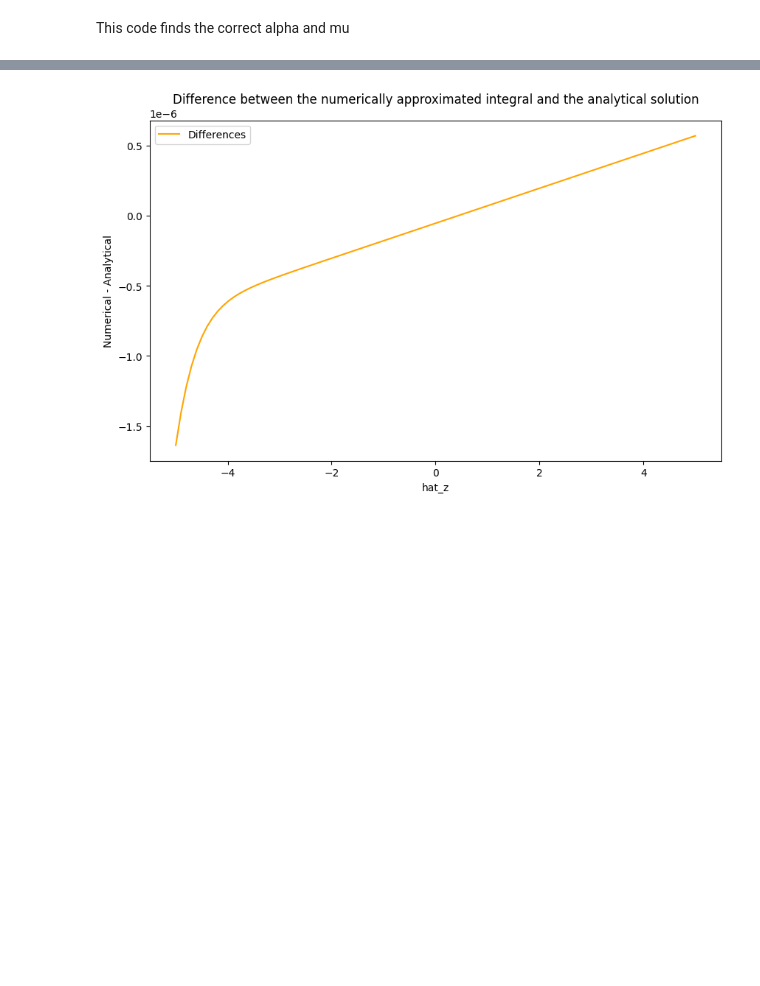
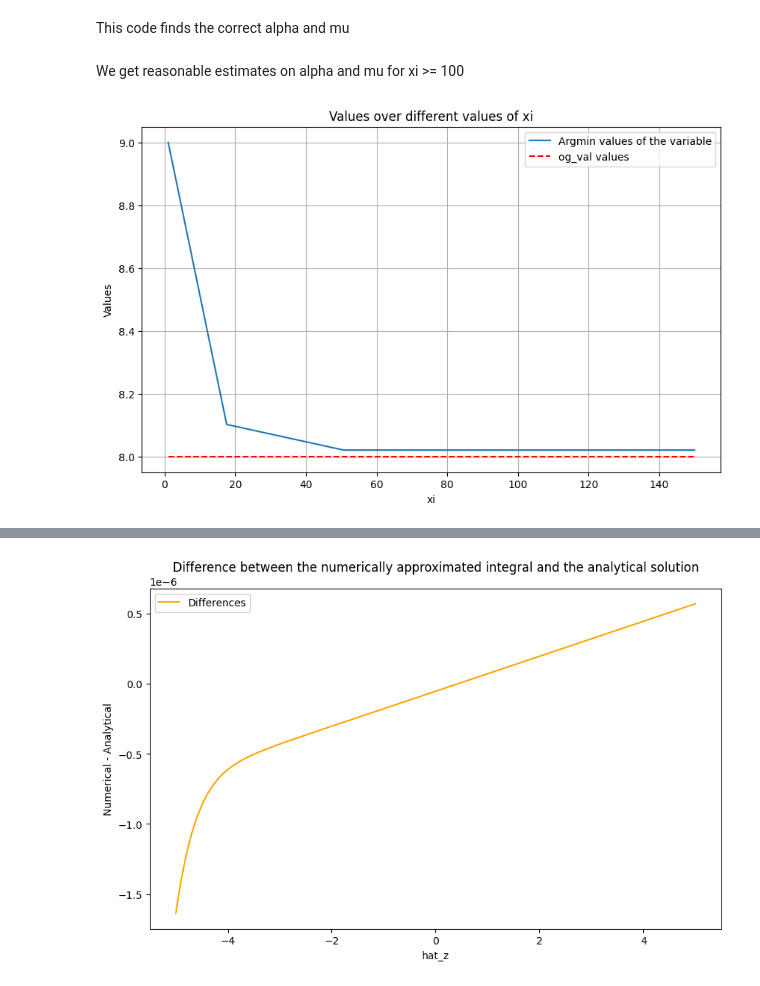
Before and after one commit to ADepope/vampW, a Jupyter notebook: likelihoods.ipynb, the cells around one changed output, grey strips where cells are left out. Saved outputs shown, nothing was run; the diff lists cells and outputs as text; code cells hidden in the pictures; blank space fills up the shorter version.

```diff
--- a/likelihoods.ipynb
+++ b/likelihoods.ipynb
@@ -658,0 +209,31 @@ def plot_likelihood(interval_s, interval_e, num_points, lik_func, var_type, lik_
+# %%
+def plot_likelihood_multiple_xi(interval_s, interval_e, num_points, lik_func, var_type, lik_type, X, beta, y, alpha, mu=0, xi_range=(1, 150000), need_plot = True):
+    xi_values = np.linspace(xi_range[0], xi_range[1], 10)
+    argmin_values = []
+    og_values = []
+
+    for xi in xi_values:
+        min_val, og_val = plot_likelihood(interval_s, interval_e, num_points, lik_func, var_type, lik_type, X, beta, y, alpha, mu=mu, xi=xi, to_plot=False)
+        argmin_values.append(min_val)
+        og_values.append(og_val)
+
+    plt.figure(figsize=(10, 6))
+    plt.plot(xi_values, argmin_values, label='Argmin values of the variable')
+    plt.plot(xi_values, og_values, 'r--', label='og_val values')  # Added dashed red line for og_val
+    plt.xlabel('xi')
+    plt.ylabel(f'Values')
+    plt.title(f'Values over different values of xi')
+    plt.legend()
+    plt.grid(True)
+    plt.show()
+# %% [markdown]
+We get reasonable estimates on alpha and mu for xi >= 100
+# %%
+interval_s, interval_e = 7, 9
+var_type = "mu"
+lik_type = "gumbel_belief"
+lik_func = gumbel_log_likelihood_belief
+num_points=50
+plot_likelihood_multiple_xi(interval_s, interval_e, num_points, lik_func, var_type, lik_type, X, beta, y, alpha, mu[0][0], xi_range=(1, 150))
+# %% [output]
+[figure, added]
```
Also changed, not shown: parts of 30 cells of this notebook, 6 other files.
